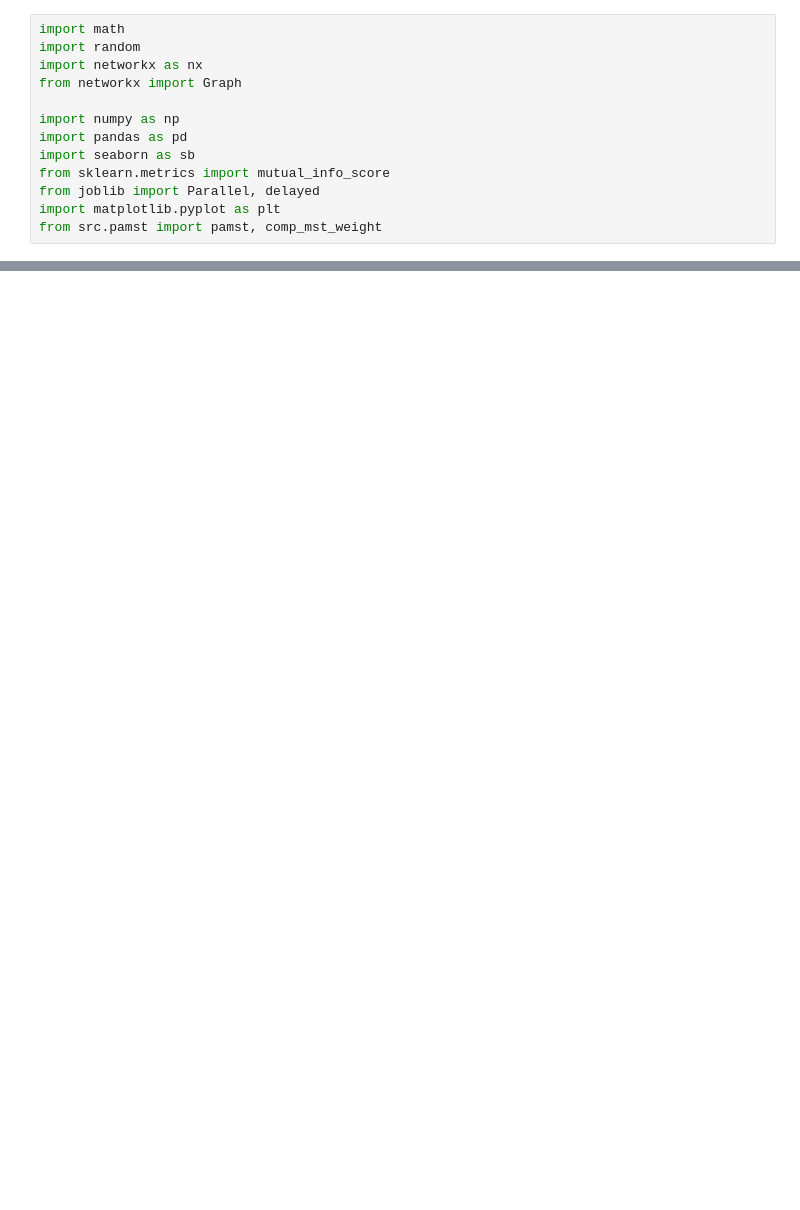
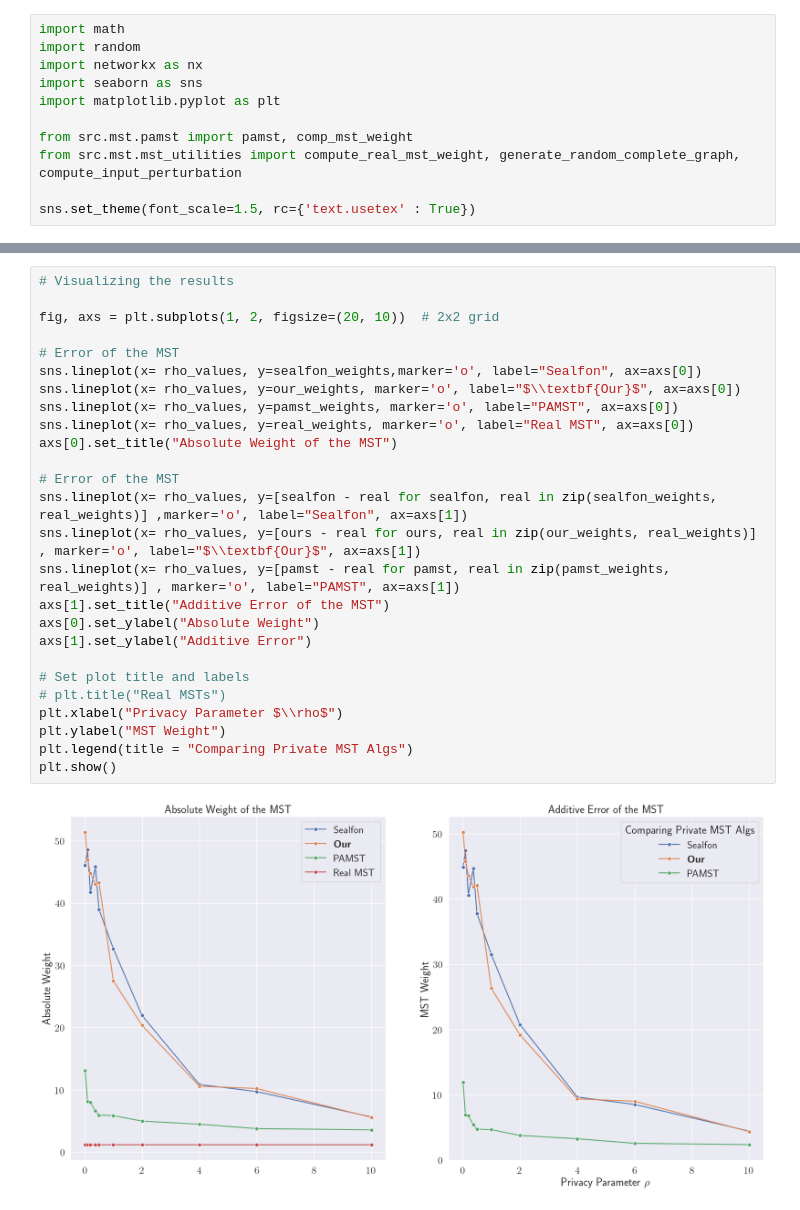
Before and after one commit to lukas681/Optimal-Private-Spanning-Trees, a Jupyter notebook: Notebooks/experiments.ipynb, the cells around one changed output, grey strips where cells are left out. Saved outputs shown, nothing was run; the diff lists cells and outputs as text; blank space fills up the shorter version.

Commit message:
Added Plotting Capability

```diff
--- a/Notebooks/experiments.ipynb
+++ b/Notebooks/experiments.ipynb
@@ -2,12 +2,10 @@
 import math
 import random
 import networkx as nx
-from networkx import Graph
+import seaborn as sns
+import matplotlib.pyplot as plt
 
-import numpy as np
-import pandas as pd
-import seaborn as sb
-from sklearn.metrics import mutual_info_score
-from joblib import Parallel, delayed
-import matplotlib.pyplot as plt
-from src.pamst import pamst, comp_mst_weight
+from src.mst.pamst import pamst, comp_mst_weight
+from src.mst.mst_utilities import compute_real_mst_weight, generate_random_complete_graph, compute_input_perturbation
+
+sns.set_theme(font_scale=1.5, rc={'text.usetex' : True})
@@ -56,0 +64,28 @@ for (u, v, w) in G.edges(data=True):
+# %%
+# Visualizing the results
+
+fig, axs = plt.subplots(1, 2, figsize=(20, 10))  # 2x2 grid
+
+# Error of the MST
+sns.lineplot(x= rho_values, y=sealfon_weights,marker='o', label="Sealfon", ax=axs[0])
+sns.lineplot(x= rho_values, y=our_weights, marker='o', label="$\\textbf{Our}$", ax=axs[0])
+sns.lineplot(x= rho_values, y=pamst_weights, marker='o', label="PAMST", ax=axs[0])
+sns.lineplot(x= rho_values, y=real_weights, marker='o', label="Real MST", ax=axs[0])
+axs[0].set_title("Absolute Weight of the MST")
+
+# Error of the MST
+sns.lineplot(x= rho_values, y=[sealfon - real for sealfon, real in zip(sealfon_weights, real_weights)] ,marker='o', label="Sealfon", ax=axs[1])
+sns.lineplot(x= rho_values, y=[ours - real for ours, real in zip(our_weights, real_weights)] , marker='o', label="$\\textbf{Our}$", ax=axs[1])
+sns.lineplot(x= rho_values, y=[pamst - real for pamst, real in zip(pamst_weights, real_weights)] , marker='o', label="PAMST", ax=axs[1])
+axs[1].set_title("Additive Error of the MST")
+axs[0].set_ylabel("Absolute Weight")
+axs[1].set_ylabel("Additive Error")
+
+# Set plot title and labels
+# plt.title("Real MSTs")
+plt.xlabel("Privacy Parameter $\\rho$")
+plt.ylabel("MST Weight")
+plt.legend(title = "Comparing Private MST Algs")
+plt.show()
+# %% [output]
+[figure, added]
```
Also changed, not shown: parts of 2 cells of this notebook, 5 other files.
